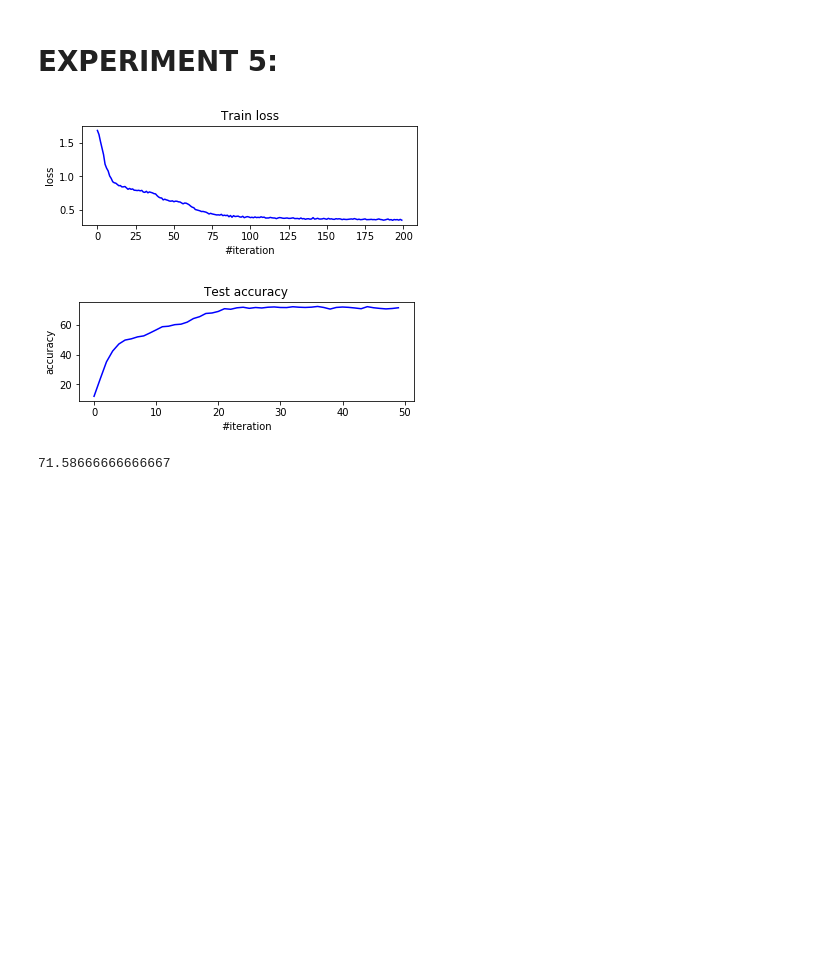
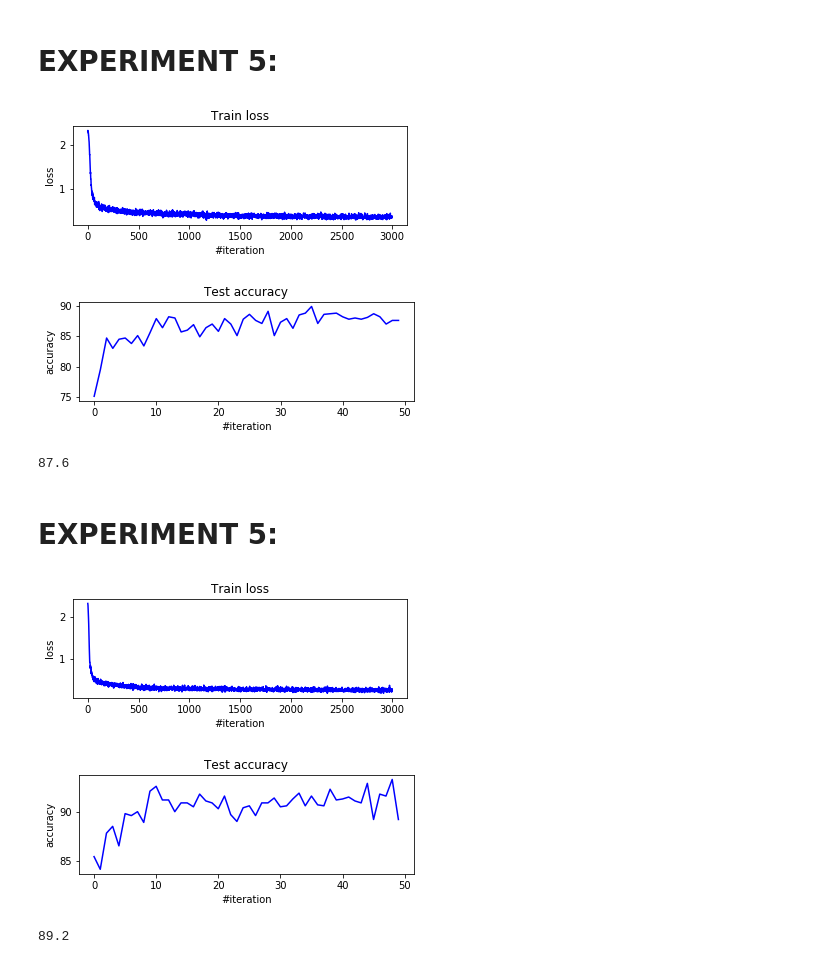
Before and after one commit to vkpankov/ml-ann, a Jupyter notebook: homework_main.ipynb, the cells around one changed output. Saved outputs shown, nothing was run; the diff lists cells and outputs as text; code cells hidden in the pictures; blank space fills up the shorter version.

```diff
--- a/homework_main.ipynb
+++ b/homework_main.ipynb
@@ -216,14 +197,30 @@ start_train(net, 10)
 net = Sequential()
 net.add(Linear(28*28, 10))
 net.add(Dropout(0.1))
-net.add(ReLU(10, 10))
+net.add(ReLU())
 net.add(Linear(10, 10))
 net.add(Dropout(0.05))
+net.add(ReLU())
 net.add(Linear(10, 10))
 net.add(SoftMax())
 
 start_train(net, 50)
 # %% [output]
-[figure, old version]
+[figure, new version]
-[figure, old version]
+[figure, new version]
-71.58666666666667
+87.6
+# %% [markdown]
+# EXPERIMENT 5:
+# %%
+net = Sequential()
+net.add(Linear(28*28, 10))
+net.add(Dropout(0.05))
+net.add(LeakyReLU())
+net.add(Linear(10, 10))
+net.add(SoftMax())
+
+start_train(net, 50)
+# %% [output]
+[figure, added]
+[figure, added]
+89.2
```
Also changed, not shown: parts of 10 cells of this notebook, 1 other file.
